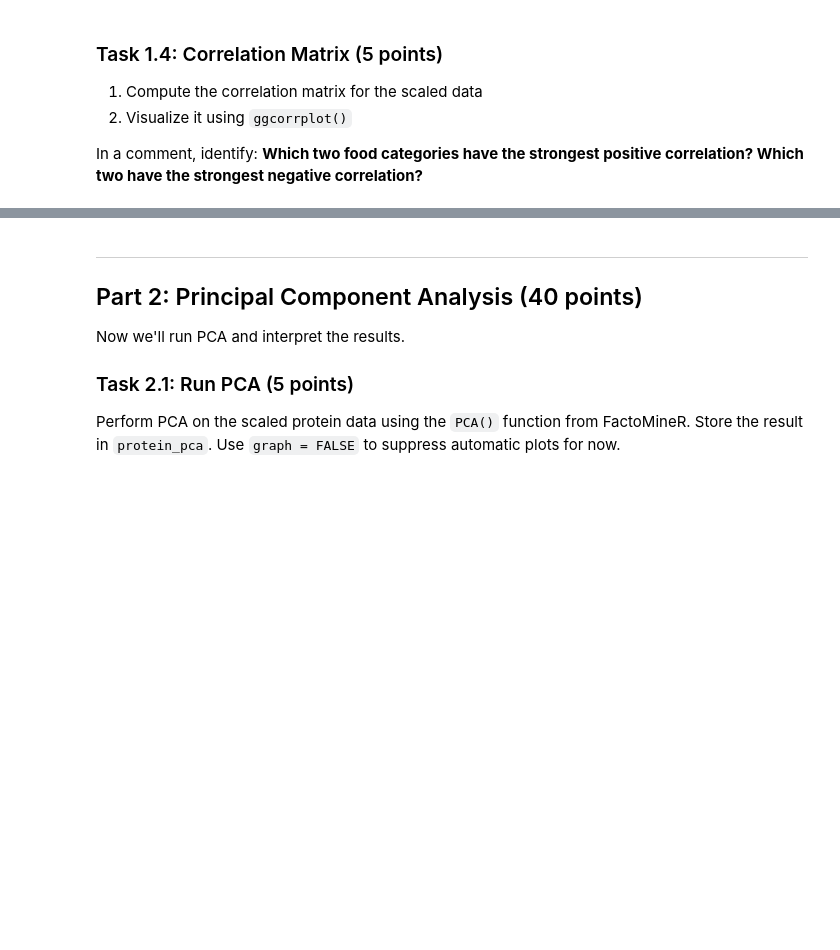
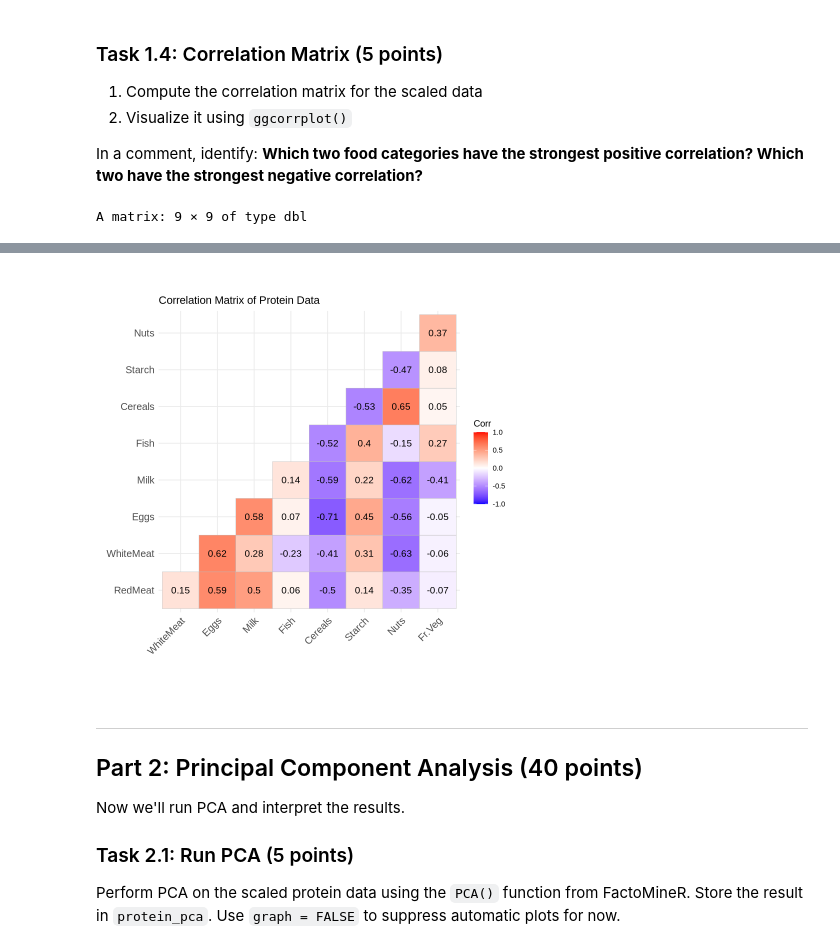
Before and after one commit to Mihir-Singh06/MS3313-SINGH-V3, a Jupyter notebook: Homework/module_3_dimension_reduction_assignment.ipynb, the cells around one changed output, grey strips where cells are left out. Saved outputs shown, nothing was run; the diff lists cells and outputs as text; code cells hidden in the pictures; blank space fills up the shorter version.

```diff
--- a/Homework/module_3_dimension_reduction_assignment.ipynb
+++ b/Homework/module_3_dimension_reduction_assignment.ipynb
@@ -92,7 +96,10 @@ Use `scale()` to standardize only the **numeric columns** (columns 2 through 10
 
 In a comment, explain: **Why do we need to normalize before PCA? What would happen if one variable was measured in grams and another in kilograms?**
 # %%
-# YOUR CODE HERE
+protein_scaled <- scale(protein[, 2:10])
+# PCA is sensitive to the scale of variables.
+#If the variables were measured in different units, variables with larger
+# scales will dominate the principal components
 # %% [markdown]
 ### Task 1.4: Correlation Matrix (5 points)
 
@@ -101,4 +108,16 @@ In a comment, explain: **Why do we need to normalize before PCA? What would happ
 
 In a comment, identify: **Which two food categories have the strongest positive correlation? Which two have the strongest negative correlation?**
 # %%
-# YOUR CODE HERE
+
+cor_matrix <- cor(protein_scaled)
+cor_matrix
+
+ggcorrplot(cor_matrix,
+           lab = TRUE,
+           type = "lower",
+           title = "Correlation Matrix of Protein Data")
+
+# Food categories that has the strongest positive correlation is Cereal and Nuts
+# Food categories that has the strongest negative correlation is Eggs and Cereal
+# %% [output]
+A matrix: 9 × 9 of type dbl
@@ -105,3 +134,4 @@ In a comment, identify: **Which two food categories have the strongest positive
+[figure, added]
 # %% [markdown]
 ---
 
```
Also changed, not shown: parts of 2 cells of this notebook.
